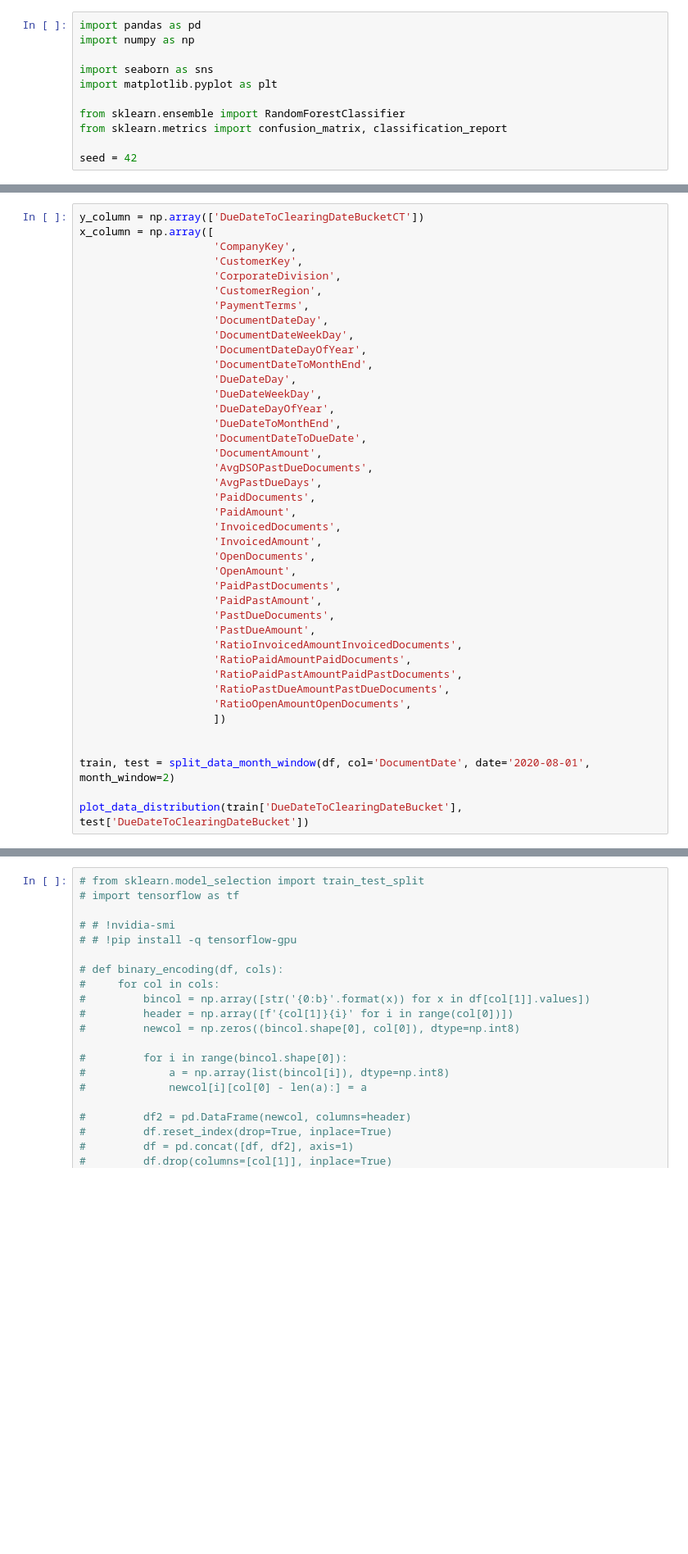
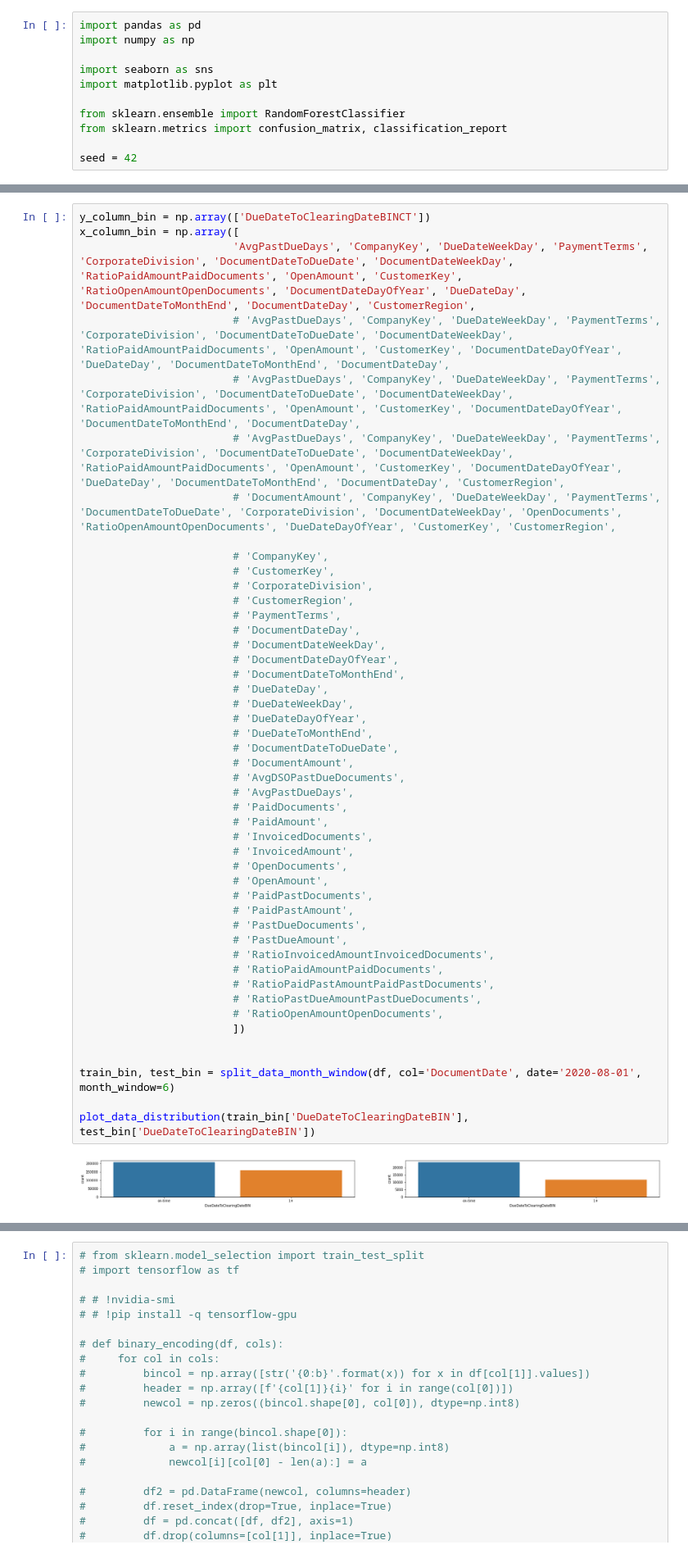
Before and after one commit to arthurflor23/invoice-payment-prediction, a Jupyter notebook: predict-invoice-payment.ipynb, the cells around one changed output, grey strips where cells are left out. Shown at 82% size. Saved outputs shown, nothing was run; the diff lists cells and outputs as text; blank space fills up the shorter version.

```diff
--- a/predict-invoice-payment.ipynb
+++ b/predict-invoice-payment.ipynb
@@ -174,41 +188,49 @@ df['CustomerKey'].unique()
 # %%
-y_column = np.array(['DueDateToClearingDateBucketCT'])
-x_column = np.array([
-                     'CompanyKey',
-                     'CustomerKey',
-                     'CorporateDivision',
-                     'CustomerRegion',
-                     'PaymentTerms',
-                     'DocumentDateDay',
-                     'DocumentDateWeekDay',
-                     'DocumentDateDayOfYear',
-                     'DocumentDateToMonthEnd',
-                     'DueDateDay',
-                     'DueDateWeekDay',
-                     'DueDateDayOfYear',
-                     'DueDateToMonthEnd',
-                     'DocumentDateToDueDate',
-                     'DocumentAmount',
-                     'AvgDSOPastDueDocuments',
-                     'AvgPastDueDays',
-                     'PaidDocuments',
-                     'PaidAmount',
-                     'InvoicedDocuments',
-                     'InvoicedAmount',
-                     'OpenDocuments',
-                     'OpenAmount',
-                     'PaidPastDocuments',
-                     'PaidPastAmount',
-                     'PastDueDocuments',
-                     'PastDueAmount',
-                     'RatioInvoicedAmountInvoicedDocuments',
-                     'RatioPaidAmountPaidDocuments',
-                     'RatioPaidPastAmountPaidPastDocuments',
-                     'RatioPastDueAmountPastDueDocuments',
-                     'RatioOpenAmountOpenDocuments',
-                     ])
+y_column_bin = np.array(['DueDateToClearingDateBINCT'])
+x_column_bin = np.array([
+                        'AvgPastDueDays', 'CompanyKey', 'DueDateWeekDay', 'PaymentTerms', 'CorporateDivision', 'DocumentDateToDueDate', 'DocumentDateWeekDay', 'RatioPaidAmountPaidDocuments', 'OpenAmount', 'CustomerKey', 'RatioOpenAmountOpenDocuments', 'DocumentDateDayOfYear', 'DueDateDay', 'DocumentDateToMonthEnd', 'DocumentDateDay', 'CustomerRegion',
+                        # 'AvgPastDueDays', 'CompanyKey', 'DueDateWeekDay', 'PaymentTerms', 'CorporateDivision', 'DocumentDateToDueDate', 'DocumentDateWeekDay', 'RatioPaidAmountPaidDocuments', 'OpenAmount', 'CustomerKey', 'DocumentDateDayOfYear', 'DueDateDay', 'DocumentDateToMonthEnd', 'DocumentDateDay',
+                        # 'AvgPastDueDays', 'CompanyKey', 'DueDateWeekDay', 'PaymentTerms', 'CorporateDivision', 'DocumentDateToDueDate', 'DocumentDateWeekDay', 'RatioPaidAmountPaidDocuments', 'OpenAmount', 'CustomerKey', 'DocumentDateDayOfYear', 'DocumentDateToMonthEnd', 'DocumentDateDay',
+                        # 'AvgPastDueDays', 'CompanyKey', 'DueDateWeekDay', 'PaymentTerms', 'CorporateDivision', 'DocumentDateToDueDate', 'DocumentDateWeekDay', 'RatioPaidAmountPaidDocuments', 'OpenAmount', 'CustomerKey', 'DocumentDateDayOfYear', 'DueDateDay', 'DocumentDateToMonthEnd', 'DocumentDateDay', 'CustomerRegion',
+                        # 'DocumentAmount', 'CompanyKey', 'DueDateWeekDay', 'PaymentTerms', 'DocumentDateToDueDate', 'CorporateDivision', 'DocumentDateWeekDay', 'OpenDocuments', 'RatioOpenAmountOpenDocuments', 'DueDateDayOfYear', 'CustomerKey', 'CustomerRegion',
+
+                        # 'CompanyKey',
+                        # 'CustomerKey',
+                        # 'CorporateDivision',
+                        # 'CustomerRegion',
+                        # 'PaymentTerms',
+                        # 'DocumentDateDay',
+                        # 'DocumentDateWeekDay',
+                        # 'DocumentDateDayOfYear',
+                        # 'DocumentDateToMonthEnd',
+                        # 'DueDateDay',
+                        # 'DueDateWeekDay',
+                        # 'DueDateDayOfYear',
+                        # 'DueDateToMonthEnd',
+                        # 'DocumentDateToDueDate',
+                        # 'DocumentAmount',
+                        # 'AvgDSOPastDueDocuments',
+                        # 'AvgPastDueDays',
+                        # 'PaidDocuments',
+                        # 'PaidAmount',
+                        # 'InvoicedDocuments',
+                        # 'InvoicedAmount',
+                        # 'OpenDocuments',
+                        # 'OpenAmount',
+                        # 'PaidPastDocuments',
+                        # 'PaidPastAmount',
+                        # 'PastDueDocuments',
+                        # 'PastDueAmount',
+                        # 'RatioInvoicedAmountInvoicedDocuments',
+                        # 'RatioPaidAmountPaidDocuments',
+                        # 'RatioPaidPastAmountPaidPastDocuments',
+                        # 'RatioPastDueAmountPastDueDocuments',
+                        # 'RatioOpenAmountOpenDocuments',
+                        ])
 
 
-train, test = split_data_month_window(df, col='DocumentDate', date='2020-08-01', month_window=2)
+train_bin, test_bin = split_data_month_window(df, col='DocumentDate', date='2020-08-01', month_window=6)
 
-plot_data_distribution(train['DueDateToClearingDateBucket'], test['DueDateToClearingDateBucket'])
+plot_data_distribution(train_bin['DueDateToClearingDateBIN'], test_bin['DueDateToClearingDateBIN'])
+# %% [output]
+[figure, added]
```
Also changed, not shown: parts of 14 cells of this notebook.
